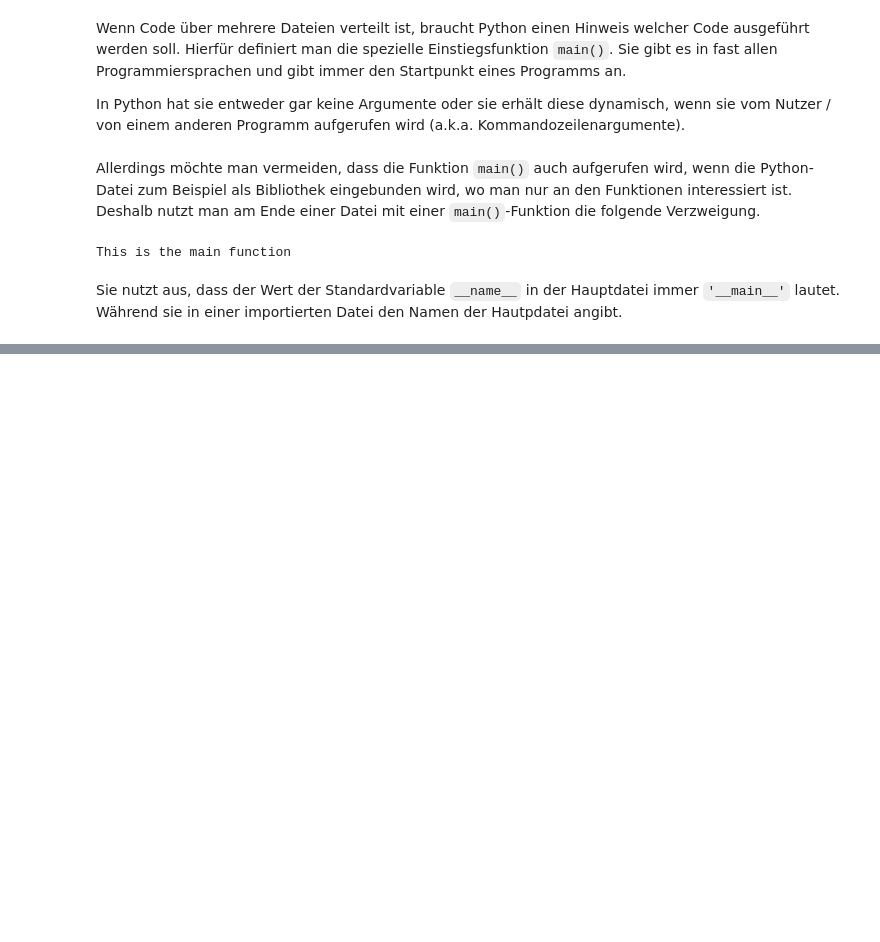
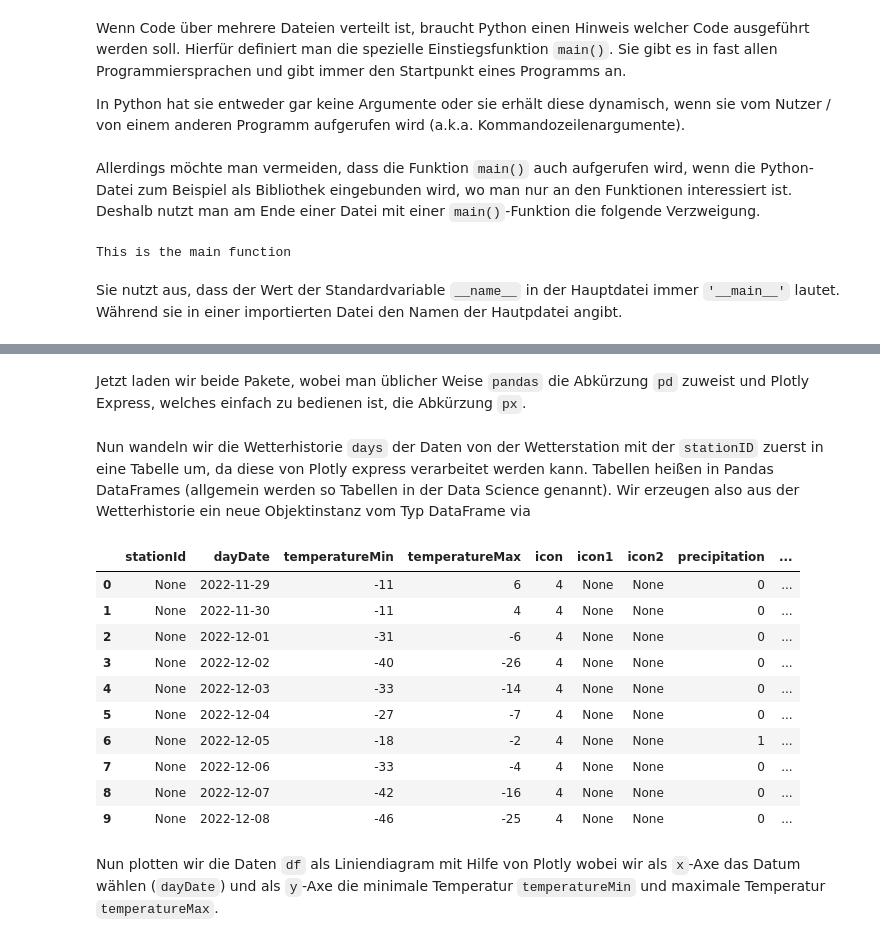
Before and after one commit to ai4sc-lectures/Programmierung-und-Datenbanken, a Jupyter notebook: Vorlesung/8_Module.ipynb, the cells around one changed output, grey strips where cells are left out. Drawn from its saved outputs; the diff is of its cells as text; code cells hidden in the pictures; blank space fills up the shorter version.

```diff
--- a/Vorlesung/8_Module.ipynb
+++ b/Vorlesung/8_Module.ipynb
@@ -101,0 +157,10 @@ out.close()
+# %%
+import urllib.request
+import json
+import pprint
+
+stationID='12495'
+with urllib.request.urlopen(f'https://dwd.api.proxy.bund.dev/v30/stationOverviewExtended?stationIds={stationID}') as f:
+    data=f.read() # Dies gibt uns ein binären Datentyp zurück
+    wetter=json.loads(data) # Wir konvertieren den binären Datentyp in ein dict
+    pprint.pprint(wetter, indent=2)
@@ -101,0 +212,2 @@ out.close()
+# %% [markdown]
+Jetzt laden wir beide Pakete, wobei man üblicher Weise `pandas` die Abkürzung `pd` zuweist und Plotly Express, welches einfach zu bedienen ist, die Abkürzung `px`.
@@ -101,0 +217,19 @@ out.close()
+# %% [markdown]
+Nun wandeln wir die Wetterhistorie `days` der Daten von der Wetterstation mit der `stationID` zuerst in eine Tabelle um, da diese von Plotly express verarbeitet werden kann. Tabellen heißen in Pandas DataFrames (allgemein werden so Tabellen in der Data Science genannt). Wir erzeugen also aus der Wetterhistorie ein neue Objektinstanz vom Typ DataFrame via
+# %%
+df = pd.DataFrame(wetter[stationID]['days'])
+df
+# %% [output]
+|  | stationId | dayDate | temperatureMin | temperatureMax | icon | icon1 | icon2 | precipitation | ... |
+| 0 | None | 2022-11-29 | -11 | 6 | 4 | None | None | 0 | ... |
+| 1 | None | 2022-11-30 | -11 | 4 | 4 | None | None | 0 | ... |
+| 2 | None | 2022-12-01 | -31 | -6 | 4 | None | None | 0 | ... |
+| 3 | None | 2022-12-02 | -40 | -26 | 4 | None | None | 0 | ... |
+| 4 | None | 2022-12-03 | -33 | -14 | 4 | None | None | 0 | ... |
+| 5 | None | 2022-12-04 | -27 | -7 | 4 | None | None | 0 | ... |
+| 6 | None | 2022-12-05 | -18 | -2 | 4 | None | None | 1 | ... |
+| 7 | None | 2022-12-06 | -33 | -4 | 4 | None | None | 0 | ... |
+| 8 | None | 2022-12-07 | -42 | -16 | 4 | None | None | 0 | ... |
+| 9 | None | 2022-12-08 | -46 | -25 | 4 | None | None | 0 | ... |
+# %% [markdown]
+Nun plotten wir die Daten `df` als Liniendiagram mit Hilfe von Plotly wobei wir als `x`-Axe das Datum wählen (`dayDate`) und als `y`-Axe die minimale Temperatur `temperatureMin` und maximale Temperatur `temperatureMax`.
```
Also changed, not shown: parts of 34 cells of this notebook.
